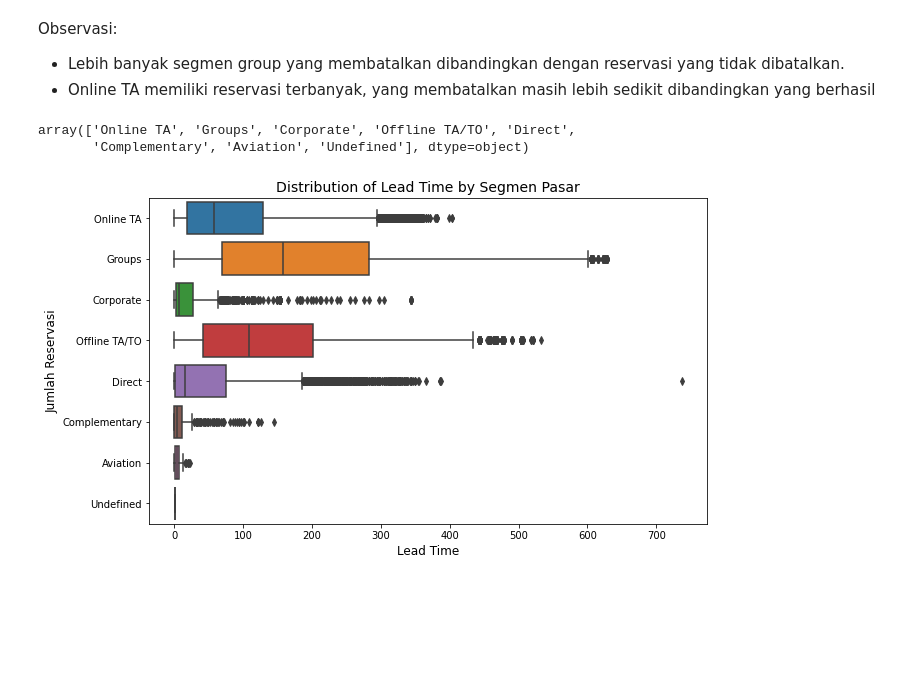
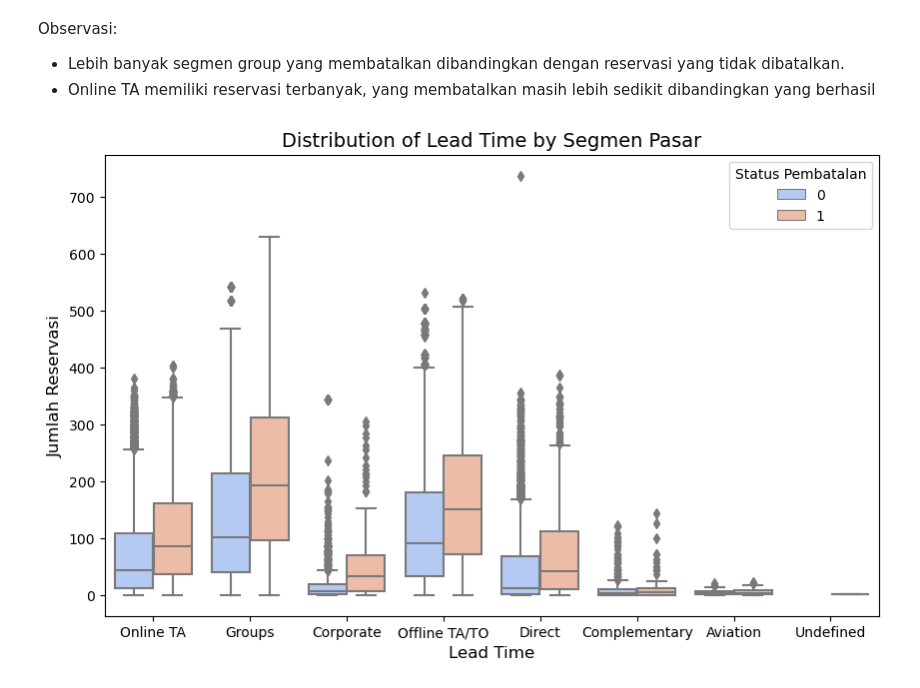
Before and after one commit to tiyasanin1/hotel-booking-analysis, a Jupyter notebook: notebooks/code.ipynb, the cells around one changed output. Drawn from its saved outputs; the diff is of its cells as text; code cells hidden in the pictures; blank space fills up the shorter version.

```diff
--- a/notebooks/code.ipynb
+++ b/notebooks/code.ipynb
@@ -191,10 +219,12 @@ plt.show()
 Observasi:
 - Lebih panjang lead time, semakin tinggi kemungkinan pembatalan.
 # %%
+# Segmen Pasar vs Pembatalan
 plt.figure(figsize=(10,6))
+df['is_canceled']=df['is_canceled'].astype(str)
 sns.countplot(x='market_segment',hue='is_canceled',data=df)
 plt.title('Segmen Pasar vs Pembatalan')
-plt.xticks(rotation=90)
 plt.legend(title='Status Pembatalan',loc='upper right')
+plt.xticks(rotation=45)
 plt.show()
 # %% [output]
@@ -203,18 +233,14 @@ plt.show()
 Observasi:
 - Lebih banyak segmen group yang membatalkan dibandingkan dengan reservasi yang tidak dibatalkan.
 - Online TA memiliki reservasi terbanyak, yang membatalkan masih lebih sedikit dibandingkan yang berhasil
-# %%
-df['market_segment'].unique()
-# %% [output]
-array(['Online TA', 'Groups', 'Corporate', 'Offline TA/TO', 'Direct',
-       'Complementary', 'Aviation', 'Undefined'], dtype=object)
 # %%
+# Distribution of Lead Time by Segmen Pasar
 plt.figure(figsize=(10,6))
-sns.boxplot(data=df,x='lead_time',y='market_segment')
+sns.boxplot(data=df,x='market_segment', y='lead_time', hue='is_canceled', palette='coolwarm')
 plt.title('Distribution of Lead Time by Segmen Pasar',fontsize=14)
 plt.xlabel('Lead Time',fontsize=12)
 plt.ylabel('Jumlah Reservasi',fontsize=12)
-# plt.legend(title='Segmen Pasar')
+plt.legend(title='Status Pembatalan', loc='upper right')
 plt.show()
 # %% [output]
-[figure, old version]
+[figure, new version]
```
Also changed, not shown: parts of 16 cells of this notebook, 1 other file.
